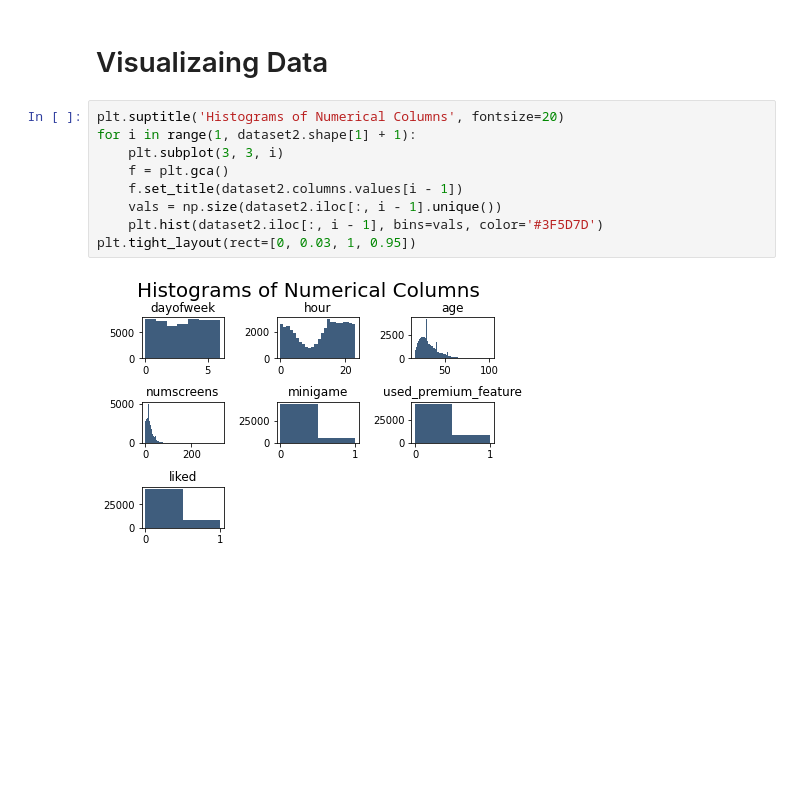
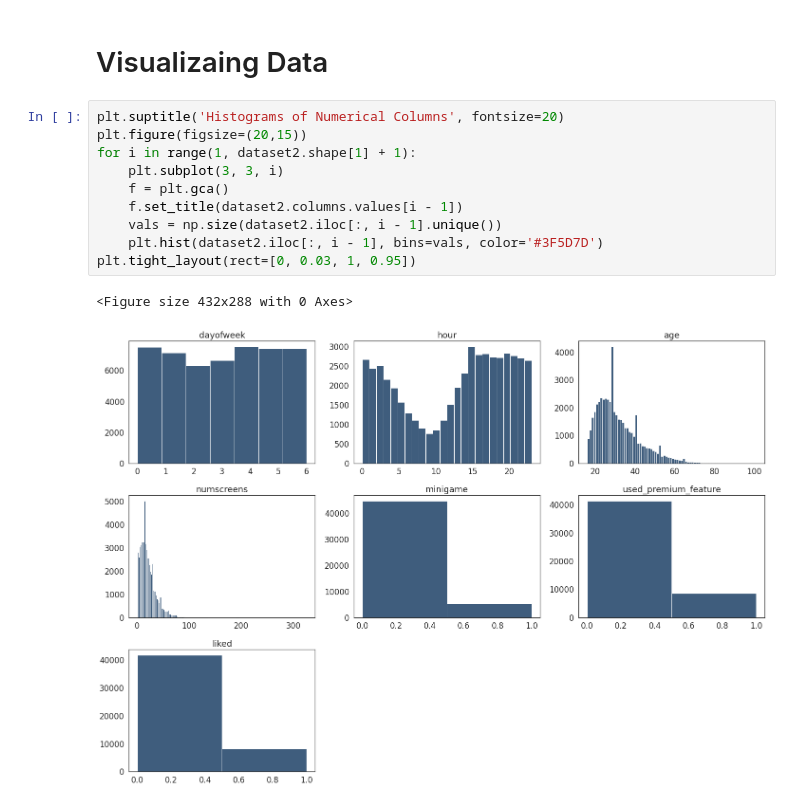
Before and after one commit to yashguptaab99/Directing-Customers-to-Subscription-Through-App-Behavior-Analysis, a Jupyter notebook: Directing_Customers_to_Subscription_Through_App_Behavior_Analysis.ipynb, the cells around one changed output. Saved outputs shown, nothing was run; the diff lists cells and outputs as text; blank space fills up the shorter version.

```diff
--- a/Directing_Customers_to_Subscription_Through_App_Behavior_Analysis.ipynb
+++ b/Directing_Customers_to_Subscription_Through_App_Behavior_Analysis.ipynb
@@ -65,12 +65,14 @@ dataset2.head()
 # Visualizaing Data
 # %%
 plt.suptitle('Histograms of Numerical Columns', fontsize=20)
+plt.figure(figsize=(20,15))
 for i in range(1, dataset2.shape[1] + 1):
     plt.subplot(3, 3, i)
     f = plt.gca()
     f.set_title(dataset2.columns.values[i - 1])
     vals = np.size(dataset2.iloc[:, i - 1].unique())
     plt.hist(dataset2.iloc[:, i - 1], bins=vals, color='#3F5D7D')
 plt.tight_layout(rect=[0, 0.03, 1, 0.95])
 # %% [output]
+<Figure size 432x288 with 0 Axes>
-[figure, old version]
+[figure, new version]
```
Also changed, not shown: parts of 21 cells of this notebook.
